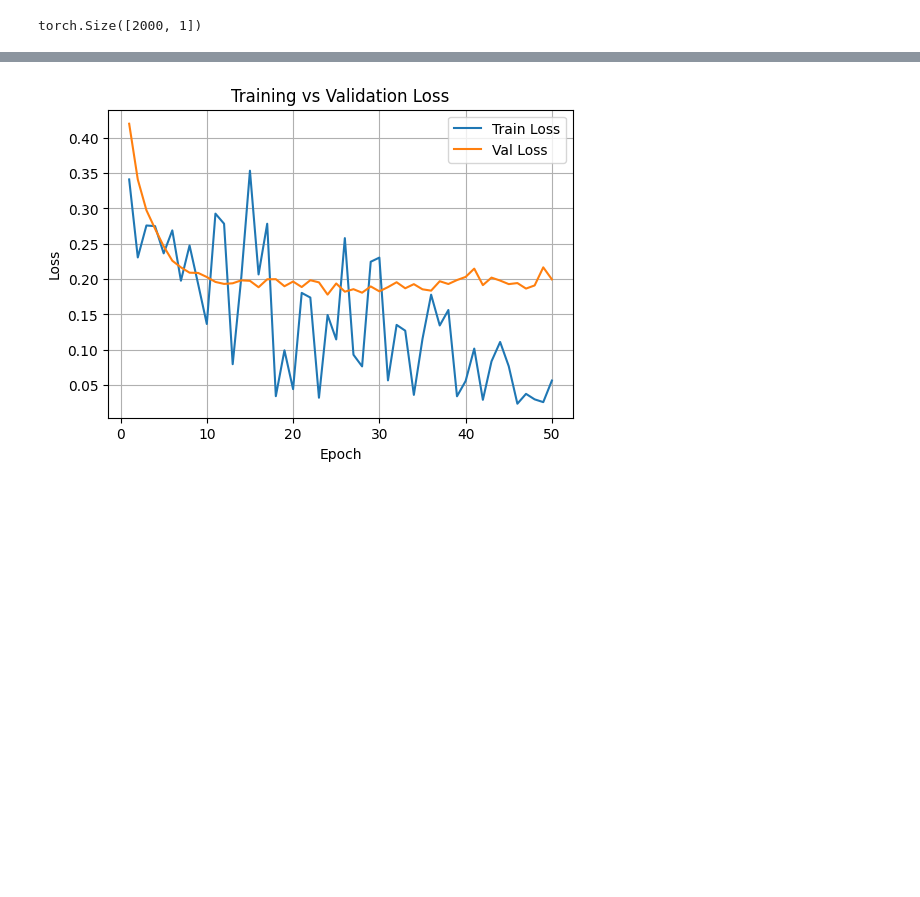
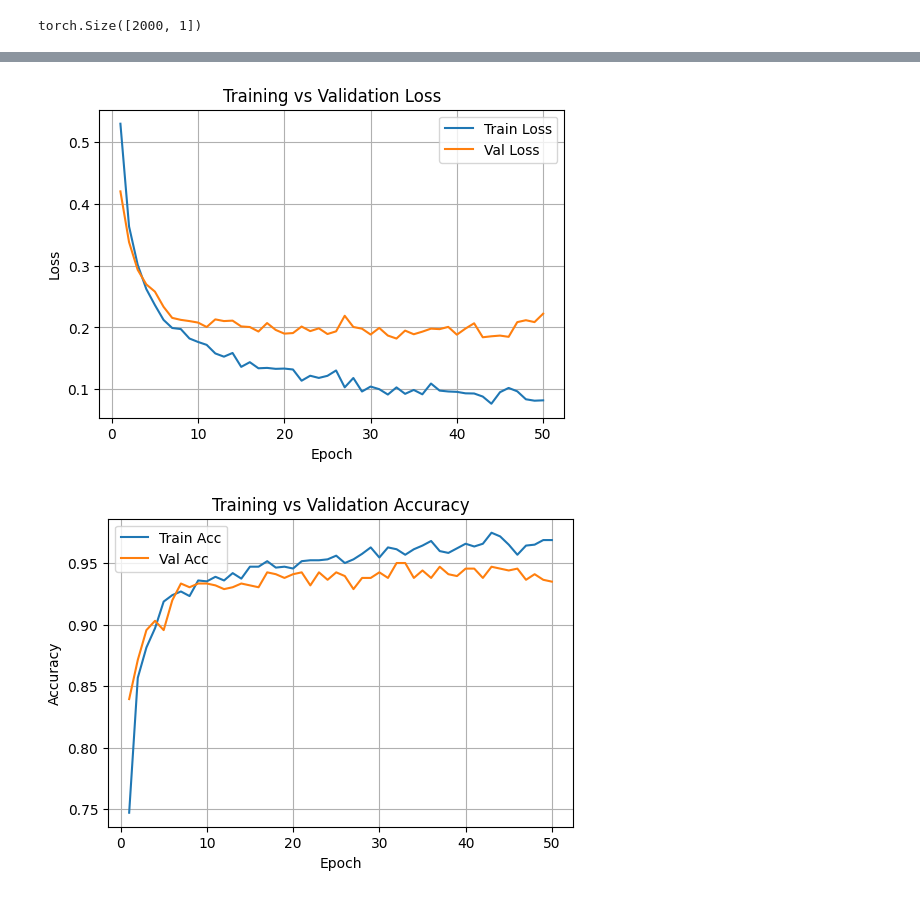
Before and after one commit to zhiweic/representation-learning, a Jupyter notebook: notebooks/pytorch_day_4_exercise.ipynb, the cells around one changed output, grey strips where cells are left out. Saved outputs shown, nothing was run; the diff lists cells and outputs as text; code cells hidden in the pictures; blank space fills up the shorter version.

Commit message:
update train basic notebook + dataset notebook

```diff
--- a/notebooks/pytorch_day_4_exercise.ipynb
+++ b/notebooks/pytorch_day_4_exercise.ipynb
@@ -139,13 +146,15 @@ X_train, X_test, y_train, y_test = train_test_split(
     X, y, test_size=0.33, random_state=42)
 # %%
 epochs=50
-loss_history = {"train_loss": [], "val_loss": []}
+loss_history = {"train_loss": [], "val_loss": [], "train_acc": [], "val_acc": []}
 for t in range(epochs):
     print(f"Epoch {t+1}\n-------------------------------")
-    loss_train = training_loop(X_train, y_train, 32, model, optimizer, criterion)
+    loss_train, accuracy_train = training_loop(X_train, y_train, 32, model, optimizer, criterion)
     loss_epoch, accuracy_epoch = evaluation_loop(X_test, y_test, 32, model, criterion)
     loss_history["train_loss"].append(loss_train)
+    loss_history["train_acc"].append(accuracy_train)
     loss_history["val_loss"].append(loss_epoch)
+    loss_history["val_acc"].append(accuracy_epoch)
 # %% [output]
 Epoch 1
 -------------------------------
@@ -185,3 +194,17 @@ def plot_training_curves(history):
     plt.legend()
     plt.grid(True)
     plt.show()
+
+    # --- Accuracy plot (optional) ---
+    if "train_acc" in history and "val_acc" in history:
+        plt.figure(figsize=(6,4))
+        plt.plot(epochs, history["train_acc"], label="Train Acc")
+        plt.plot(epochs, history["val_acc"], label="Val Acc")
+        plt.xlabel("Epoch")
+        plt.ylabel("Accuracy")
+        plt.title("Training vs Validation Accuracy")
+        plt.legend()
+        plt.grid(True)
+        plt.show()
+# %%
+plot_training_curves(loss_history)
@@ -188,21 +214,24 @@ def plot_training_curves(history):
 # %%
 # - Explore learning rate effects (0.1, 0.001)
-def train_and_plot(lr,epochs):
+def train_and_plot(lr,epochs, batch_size):
     model = oneResidualBlock()
     optimizer = optim.SGD(model.parameters(), lr=lr)
-    loss_history = {"train_loss": [], "val_loss": []}
+    loss_history = {"train_loss": [], "val_loss": [], "train_acc": [], "val_acc": []}
+
     for t in range(epochs):
         print(f"Epoch {t+1}\n-------------------------------")
-        loss_train = training_loop(X_train, y_train, 32, model, optimizer, criterion)
-        loss_epoch, accuracy_epoch = evaluation_loop(X_test, y_test, 32, model, criterion)
+        loss_train, accuracy_train = training_loop(X_train, y_train, batch_size, model, optimizer, criterion)
+        loss_epoch, accuracy_epoch = evaluation_loop(X_test, y_test, batch_size, model, criterion)
         loss_history["train_loss"].append(loss_train)
+        loss_history["train_acc"].append(accuracy_train)
         loss_history["val_loss"].append(loss_epoch)
+        loss_history["val_acc"].append(accuracy_epoch)
 
     # - Plot loss vs epoch
     plot_training_curves(loss_history)
     return loss_history
 # %%
-loss_history_1 = train_and_plot(0.1,50)
+loss_history_1 = train_and_plot(0.1,50, 32)
 # %% [output]
 Epoch 1
 -------------------------------
@@ -224,2 +253,3 @@ Test Error:
-[figure, old version]
+[figure, new version]
+[figure, added]
 # %%
```
Also changed, not shown: parts of 14 cells of this notebook.
